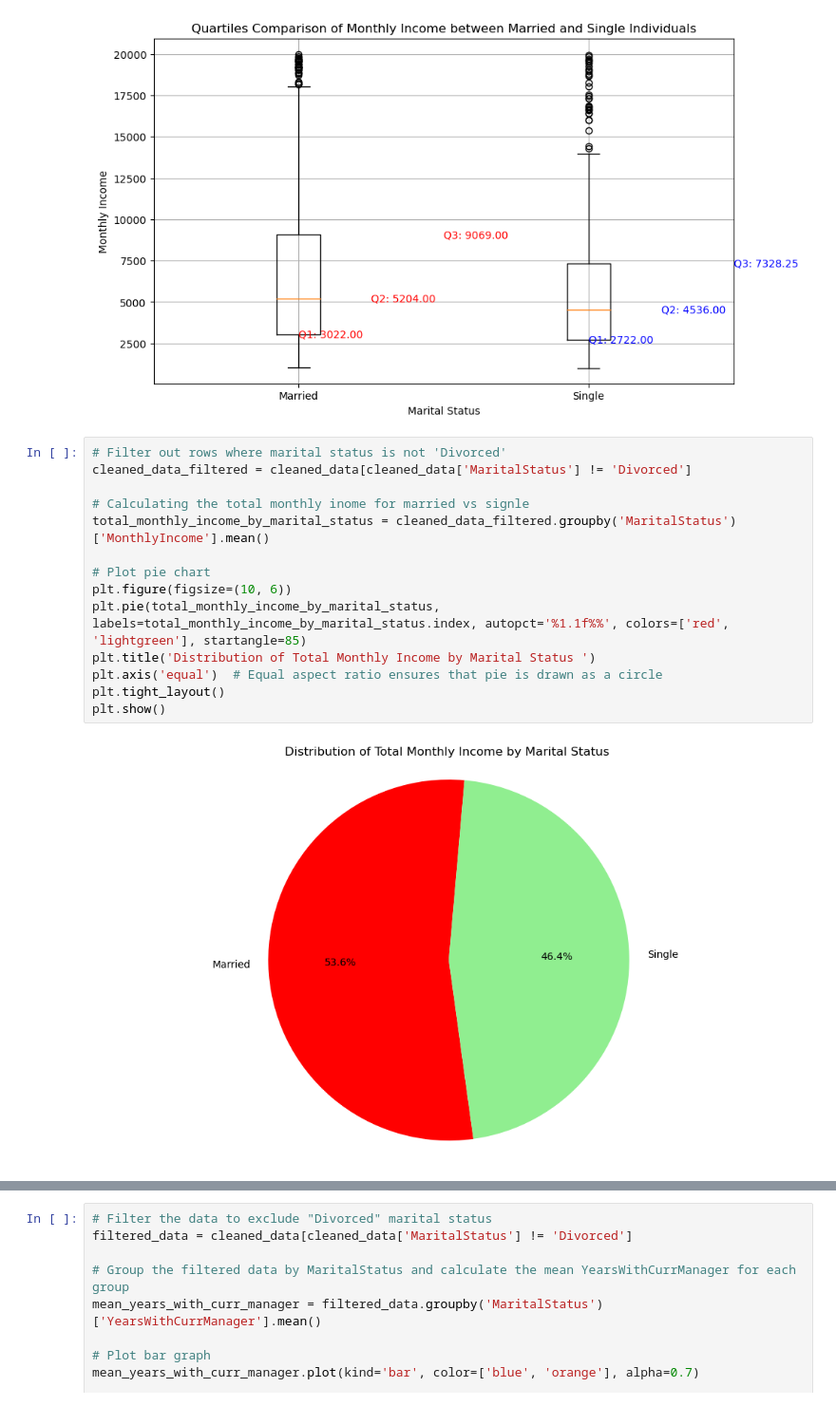
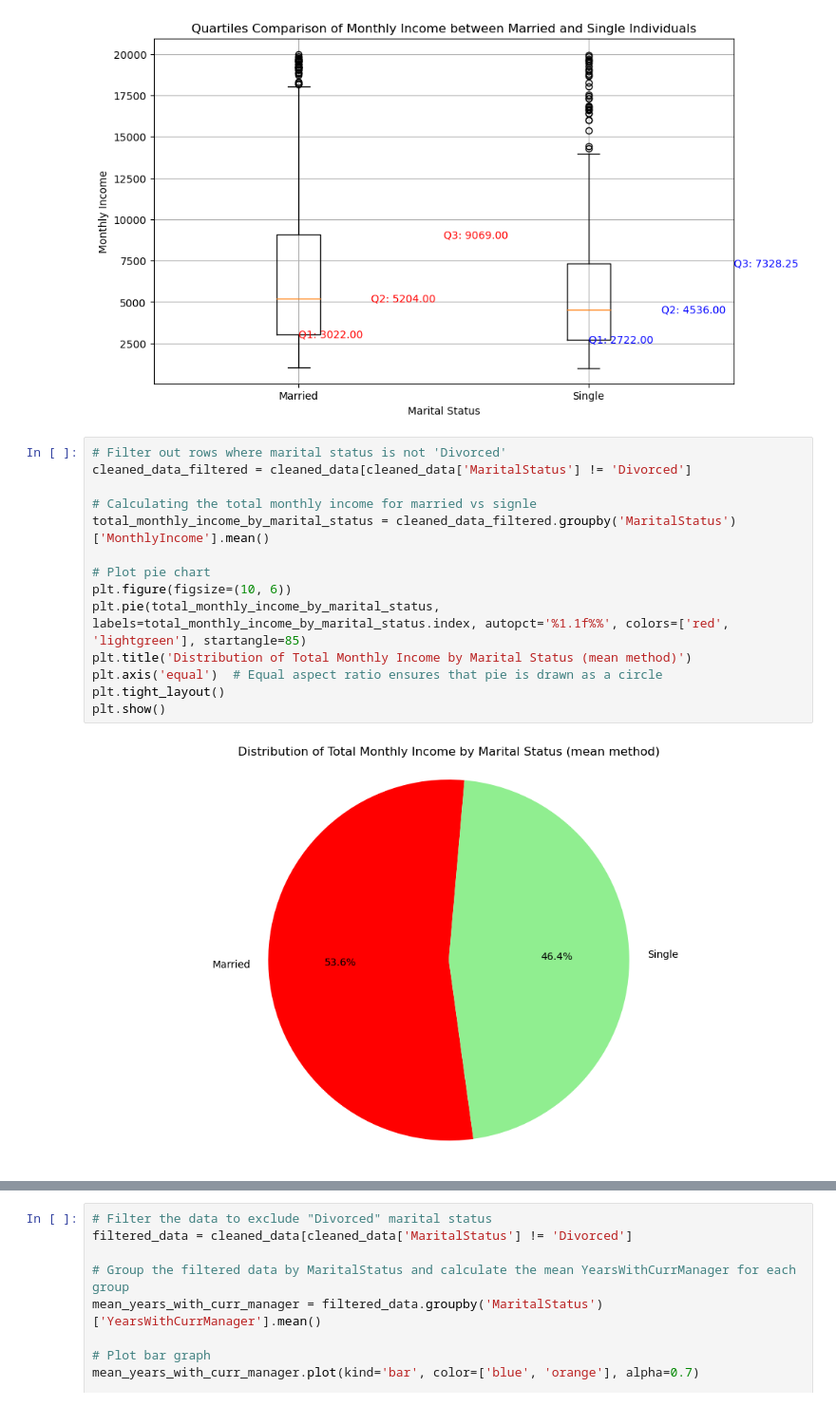
Before and after one commit to Amer4r/group-project-1, a Jupyter notebook: data_cleaning.ipynb, the cells around one changed output, grey strips where cells are left out. Shown at 95% size. Cells and saved outputs as stored; diff of their text form.

```diff
--- a/data_cleaning.ipynb
+++ b/data_cleaning.ipynb
@@ -251,16 +250,16 @@ plt.show()
 # %%
 # Filter out rows where marital status is not 'Divorced'
 cleaned_data_filtered = cleaned_data[cleaned_data['MaritalStatus'] != 'Divorced']
 
-# Calculating the total monthly inome for married vs signle
+# Calculating the total monthly income for married vs signle
 total_monthly_income_by_marital_status = cleaned_data_filtered.groupby('MaritalStatus')['MonthlyIncome'].mean()
 
 # Plot pie chart
 plt.figure(figsize=(10, 6))
 plt.pie(total_monthly_income_by_marital_status, labels=total_monthly_income_by_marital_status.index, autopct='%1.1f%%', colors=['red', 'lightgreen'], startangle=85)
-plt.title('Distribution of Total Monthly Income by Marital Status ')
+plt.title('Distribution of Total Monthly Income by Marital Status (mean method)')
 plt.axis('equal')  # Equal aspect ratio ensures that pie is drawn as a circle
 plt.tight_layout()
 plt.show()
 # %% [output]
-[figure, old version]
+[figure, new version]
```
Also changed, not shown: parts of 10 cells of this notebook.
